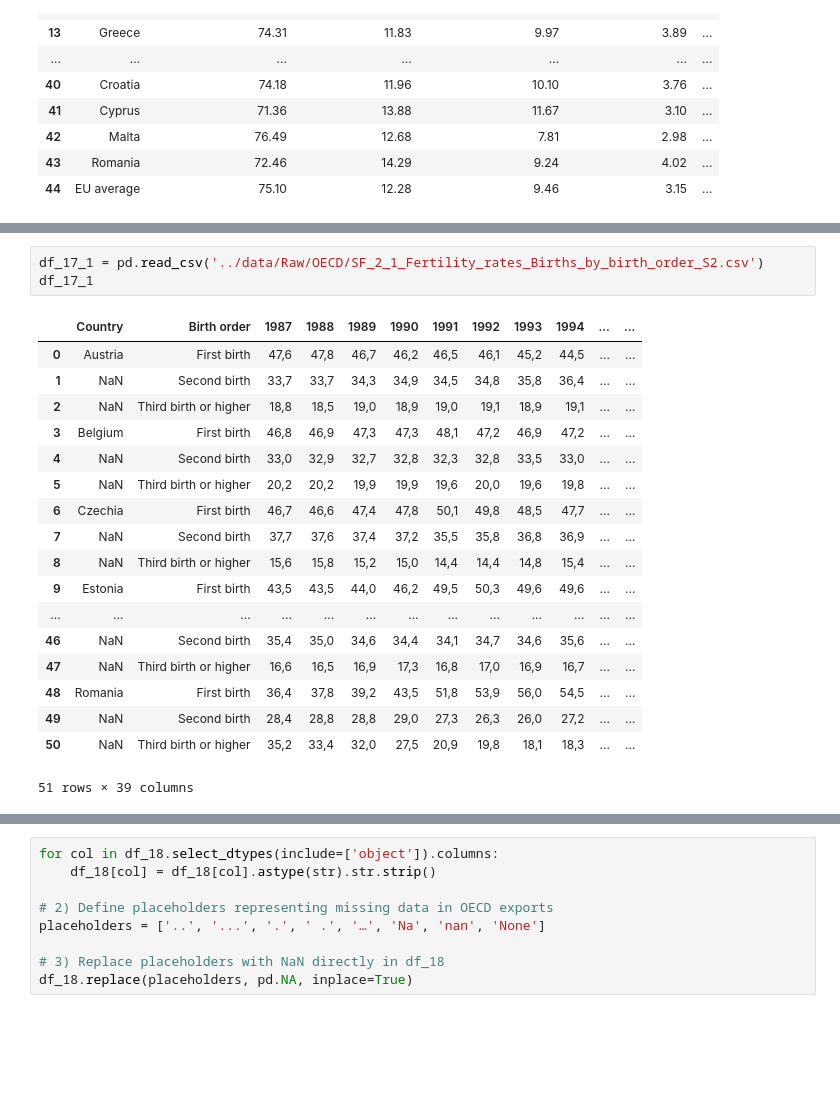
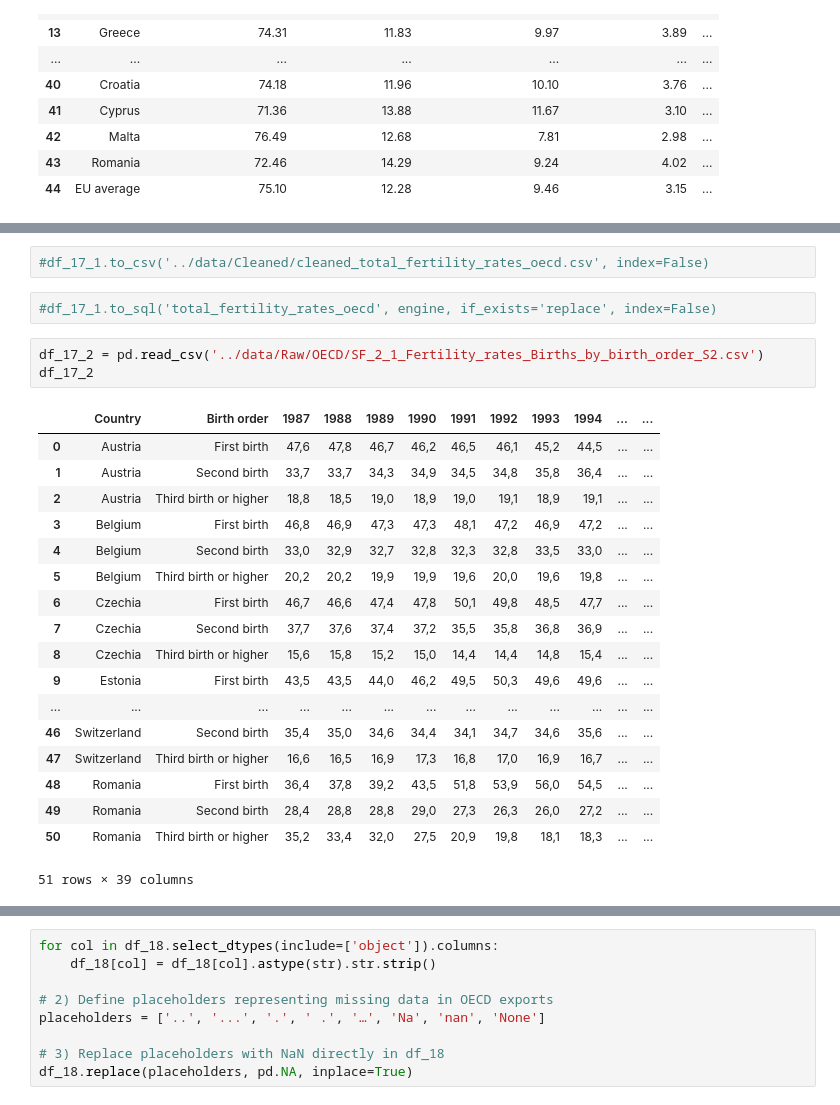
Before and after one commit to YkslB/marriage_statistics, a Jupyter notebook: scripts/Cleaning.ipynb, the cells around one changed output, grey strips where cells are left out. Drawn from its saved outputs; the diff is of its cells as text; blank space fills up the shorter version.

Commit message:
cleaned_df_17

```diff
--- a/scripts/Cleaning.ipynb
+++ b/scripts/Cleaning.ipynb
@@ -1252,22 +1343,26 @@ df_16_3
+# %%
+#df_17_1.to_csv('../data/Cleaned/cleaned_total_fertility_rates_oecd.csv', index=False)
+# %%
+#df_17_1.to_sql('total_fertility_rates_oecd', engine, if_exists='replace', index=False)
 # %%
-df_17_1 = pd.read_csv('../data/Raw/OECD/SF_2_1_Fertility_rates_Births_by_birth_order_S2.csv')
-df_17_1
+df_17_2 = pd.read_csv('../data/Raw/OECD/SF_2_1_Fertility_rates_Births_by_birth_order_S2.csv')
+df_17_2
 # %% [output]
 |  | Country | Birth order | 1987 | 1988 | 1989 | 1990 | 1991 | 1992 | 1993 | 1994 | ... | ... |
 | 0 | Austria | First birth | 47,6 | 47,8 | 46,7 | 46,2 | 46,5 | 46,1 | 45,2 | 44,5 | ... | ... |
-| 1 | NaN | Second birth | 33,7 | 33,7 | 34,3 | 34,9 | 34,5 | 34,8 | 35,8 | 36,4 | ... | ... |
-| 2 | NaN | Third birth or higher | 18,8 | 18,5 | 19,0 | 18,9 | 19,0 | 19,1 | 18,9 | 19,1 | ... | ... |
+| 1 | Austria | Second birth | 33,7 | 33,7 | 34,3 | 34,9 | 34,5 | 34,8 | 35,8 | 36,4 | ... | ... |
+| 2 | Austria | Third birth or higher | 18,8 | 18,5 | 19,0 | 18,9 | 19,0 | 19,1 | 18,9 | 19,1 | ... | ... |
 | 3 | Belgium | First birth | 46,8 | 46,9 | 47,3 | 47,3 | 48,1 | 47,2 | 46,9 | 47,2 | ... | ... |
-| 4 | NaN | Second birth | 33,0 | 32,9 | 32,7 | 32,8 | 32,3 | 32,8 | 33,5 | 33,0 | ... | ... |
-| 5 | NaN | Third birth or higher | 20,2 | 20,2 | 19,9 | 19,9 | 19,6 | 20,0 | 19,6 | 19,8 | ... | ... |
+| 4 | Belgium | Second birth | 33,0 | 32,9 | 32,7 | 32,8 | 32,3 | 32,8 | 33,5 | 33,0 | ... | ... |
+| 5 | Belgium | Third birth or higher | 20,2 | 20,2 | 19,9 | 19,9 | 19,6 | 20,0 | 19,6 | 19,8 | ... | ... |
 | 6 | Czechia | First birth | 46,7 | 46,6 | 47,4 | 47,8 | 50,1 | 49,8 | 48,5 | 47,7 | ... | ... |
-| 7 | NaN | Second birth | 37,7 | 37,6 | 37,4 | 37,2 | 35,5 | 35,8 | 36,8 | 36,9 | ... | ... |
-| 8 | NaN | Third birth or higher | 15,6 | 15,8 | 15,2 | 15,0 | 14,4 | 14,4 | 14,8 | 15,4 | ... | ... |
+| 7 | Czechia | Second birth | 37,7 | 37,6 | 37,4 | 37,2 | 35,5 | 35,8 | 36,8 | 36,9 | ... | ... |
+| 8 | Czechia | Third birth or higher | 15,6 | 15,8 | 15,2 | 15,0 | 14,4 | 14,4 | 14,8 | 15,4 | ... | ... |
 | 9 | Estonia | First birth | 43,5 | 43,5 | 44,0 | 46,2 | 49,5 | 50,3 | 49,6 | 49,6 | ... | ... |
 | ... | ... | ... | ... | ... | ... | ... | ... | ... | ... | ... | ... | ... |
-| 46 | NaN | Second birth | 35,4 | 35,0 | 34,6 | 34,4 | 34,1 | 34,7 | 34,6 | 35,6 | ... | ... |
-| 47 | NaN | Third birth or higher | 16,6 | 16,5 | 16,9 | 17,3 | 16,8 | 17,0 | 16,9 | 16,7 | ... | ... |
+| 46 | Switzerland | Second birth | 35,4 | 35,0 | 34,6 | 34,4 | 34,1 | 34,7 | 34,6 | 35,6 | ... | ... |
+| 47 | Switzerland | Third birth or higher | 16,6 | 16,5 | 16,9 | 17,3 | 16,8 | 17,0 | 16,9 | 16,7 | ... | ... |
 | 48 | Romania | First birth | 36,4 | 37,8 | 39,2 | 43,5 | 51,8 | 53,9 | 56,0 | 54,5 | ... | ... |
-| 49 | NaN | Second birth | 28,4 | 28,8 | 28,8 | 29,0 | 27,3 | 26,3 | 26,0 | 27,2 | ... | ... |
-| 50 | NaN | Third birth or higher | 35,2 | 33,4 | 32,0 | 27,5 | 20,9 | 19,8 | 18,1 | 18,3 | ... | ... |
+| 49 | Romania | Second birth | 28,4 | 28,8 | 28,8 | 29,0 | 27,3 | 26,3 | 26,0 | 27,2 | ... | ... |
+| 50 | Romania | Third birth or higher | 35,2 | 33,4 | 32,0 | 27,5 | 20,9 | 19,8 | 18,1 | 18,3 | ... | ... |
 51 rows × 39 columns
```
Also changed, not shown: parts of 53 cells of this notebook, 6 other files.
